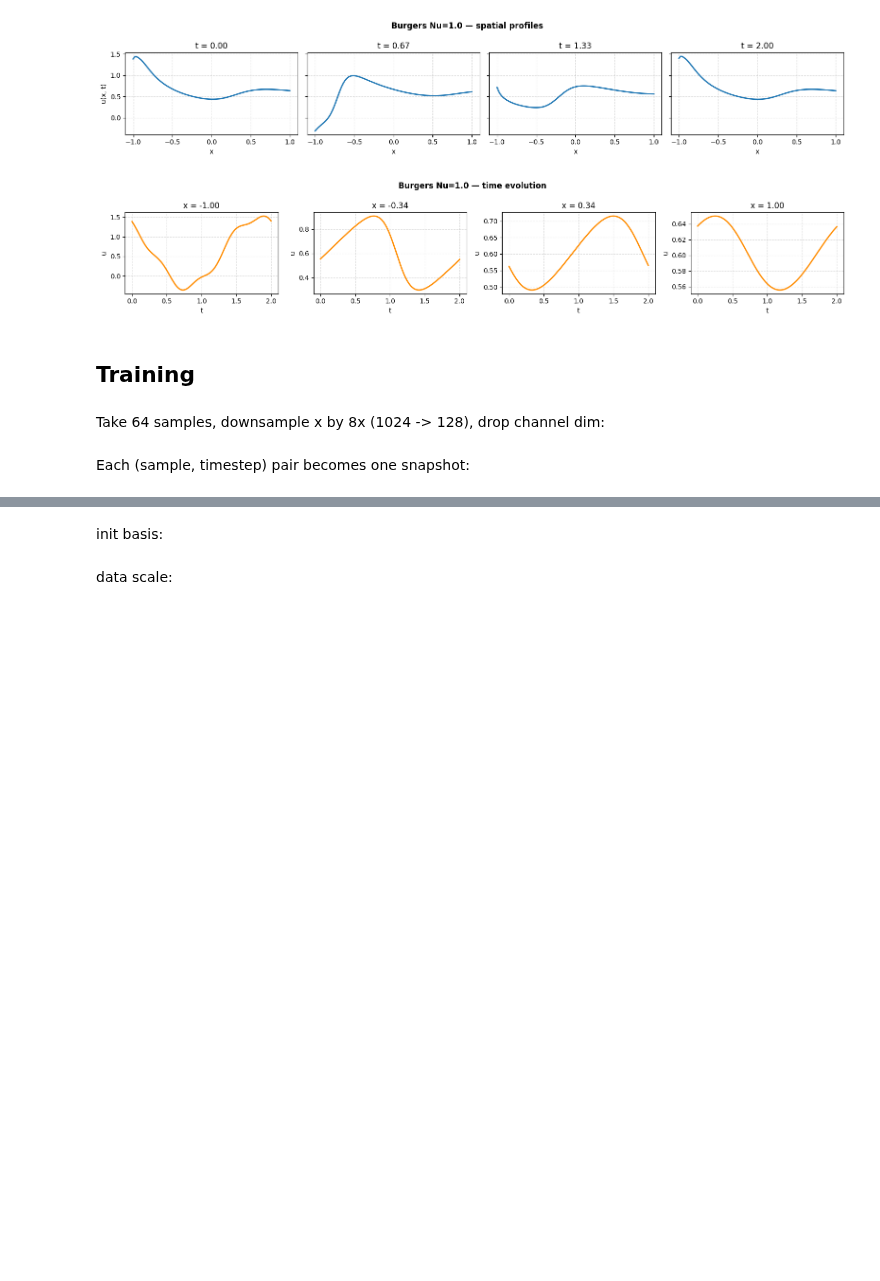
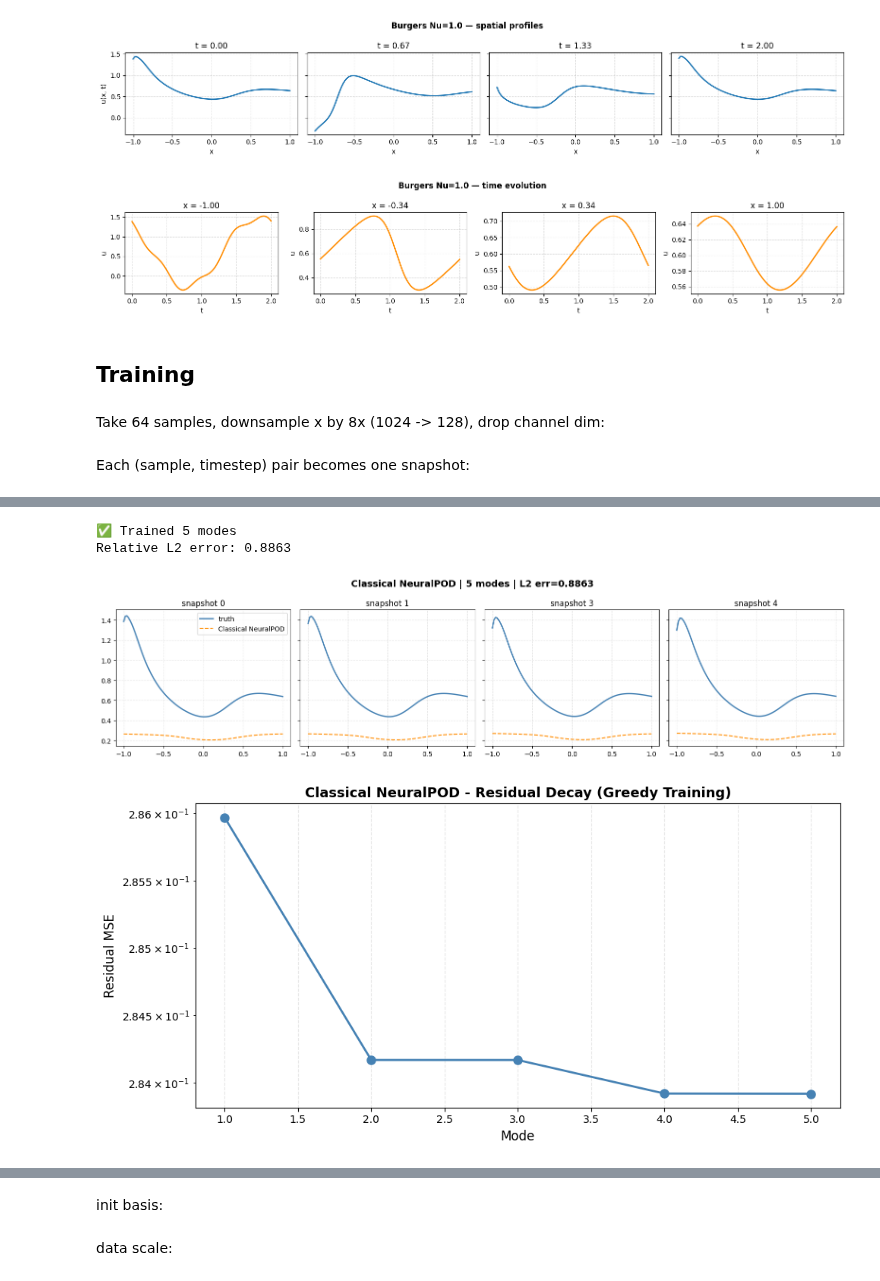
Before and after one commit to intsystems/2026-Project-185, a Jupyter notebook: code/notebooks/single_basis.ipynb, the cells around one changed output, grey strips where cells are left out. Saved outputs shown, nothing was run; the diff lists cells and outputs as text; code cells hidden in the pictures; blank space fills up the shorter version.

```diff
--- a/code/notebooks/single_basis.ipynb
+++ b/code/notebooks/single_basis.ipynb
@@ -165,0 +189,20 @@ s=torch.Size([2432000, 101]), t=torch.Size([622592000]), x=torch.Size([101, 1])
+# %%
+cfg = ClassicalNeuralPODConfig(
+    tol=1e-3,        # Остановиться когда ошибка < 0.1%
+    lr=5e-4,
+    max_modes=5,     # Макс 5 мод
+    n_epochs=100,    # 100 эпох на каждую моду
+    batch_size=32,
+    log_every=10,
+    hidden_dim=64,
+    n_layers=2,
+)
+# %%
+trainer_classical = ClassicalNeuralPODTrainer(cfg)
+# %%
+history = trainer_classical.train(s, x, t)
+
+# Предсказание
+s_pred = trainer_classical.predict(x, t).cpu().detach().numpy()
+s_np = s.cpu().numpy()
+rel_err = np.linalg.norm(s_np - s_pred) / np.linalg.norm(s_np)
@@ -165,0 +230,32 @@ s=torch.Size([2432000, 101]), t=torch.Size([622592000]), x=torch.Size([101, 1])
+# %%
+print(f"\nTrained {len(trainer_classical.modes)} modes")
+print(f"Relative L2 error: {rel_err:.4f}\n")
+
+
+fig, axes = plt.subplots(1, 4, figsize=(16, 4), sharey=True)
+for ax, idx in zip(axes, [0, N//3, 2*N//3, N-1]):
+    ax.plot(x.cpu().numpy(), s_np[idx], lw=2, label="truth", color="steelblue")
+    ax.plot(x.cpu().numpy(), s_pred[idx], lw=1.5, ls="--", label="Classical NeuralPOD", color="darkorange")
+    ax.set_title(f"snapshot {idx}")
+    ax.grid(True, ls="--", alpha=0.3)
+axes[0].legend()
+plt.suptitle(f"Classical NeuralPOD | {len(trainer_classical.modes)} modes | L2 err={rel_err:.4f}",
+             fontweight="bold", fontsize=14)
+plt.tight_layout()
+plt.show()
+
+fig, ax = plt.subplots(figsize=(10, 5))
+if history.residual_norms:
+    ax.semilogy(range(1, len(history.residual_norms)+1), history.residual_norms,
+                'o-', linewidth=2, markersize=8, color='steelblue')
+    ax.set_xlabel('Mode', fontsize=12)
+    ax.set_ylabel('Residual MSE', fontsize=12)
+    ax.set_title('Classical NeuralPOD - Residual Decay (Greedy Training)', fontsize=13, fontweight='bold')
+    ax.grid(True, ls='--', alpha=0.3)
+plt.tight_layout()
+plt.show()
+# %% [output]
+✅ Trained 5 modes
+Relative L2 error: 0.8863
+[figure, added]
+[figure, added]
```
Also changed, not shown: parts of 28 cells of this notebook, 8 other files.
